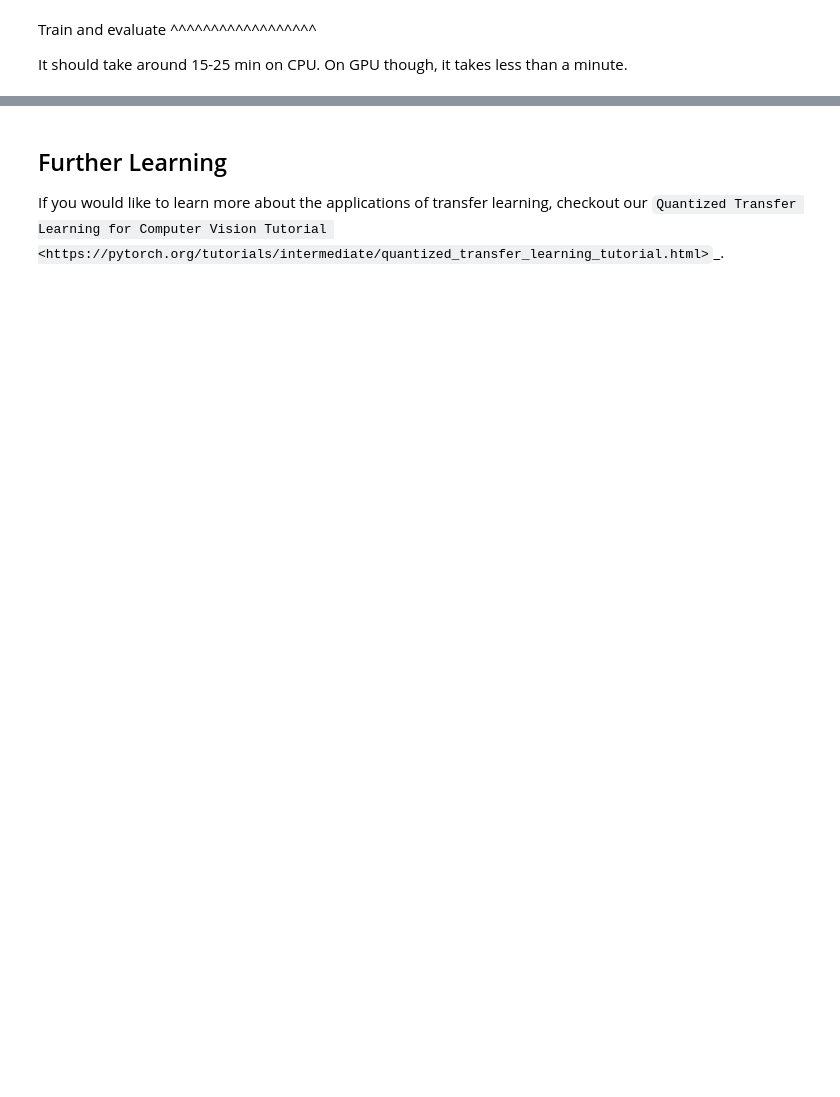
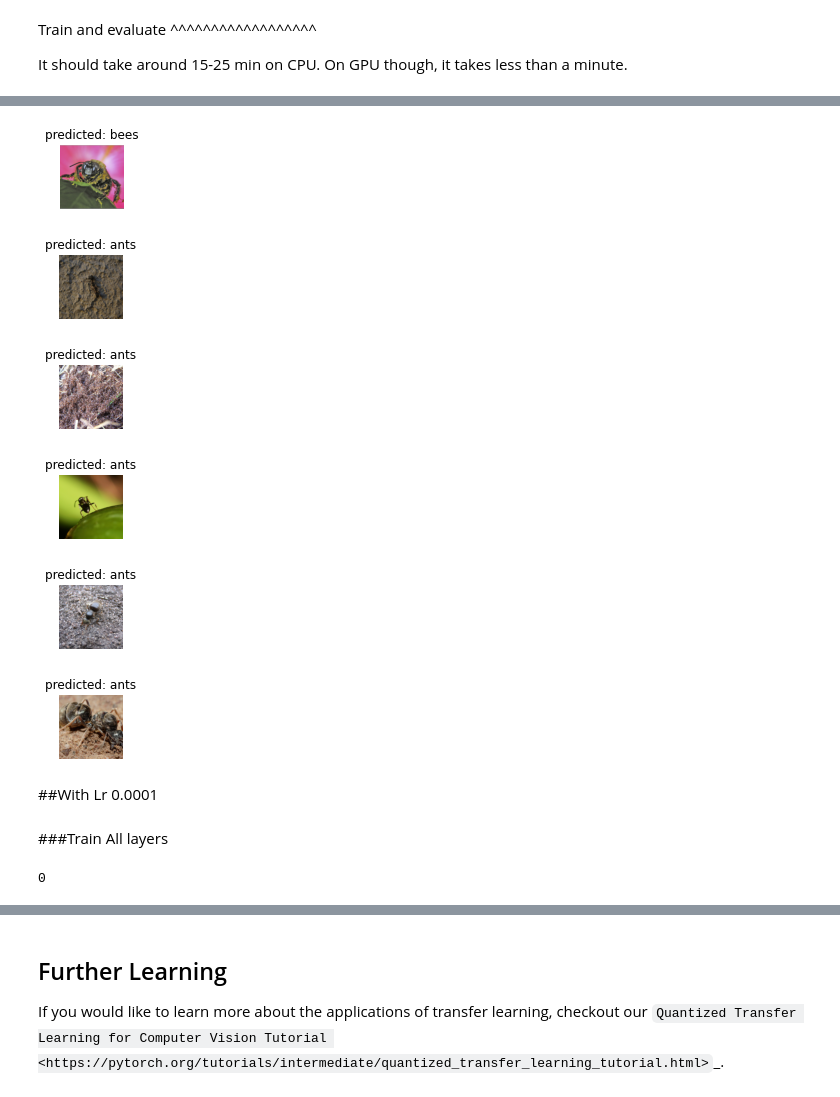
Before and after one commit to dong-tak123/3min_pytorch, a Jupyter notebook: 2021W_Postech_Study/Transfer_Learning.ipynb, the cells around one changed output, grey strips where cells are left out. Cells and saved outputs as stored; diff of their text form; code cells hidden in the pictures; blank space fills up the shorter version.

```diff
--- a/2021W_Postech_Study/Transfer_Learning.ipynb
+++ b/2021W_Postech_Study/Transfer_Learning.ipynb
@@ -316,9 +252,10 @@ You can read more about this in the documentation
 # %%
-model_conv = torchvision.models.resnet18(pretrained=True)
+model_conv = torchvision.models.googlenet(pretrained=True)
+# Freeze all params
 for param in model_conv.parameters():
     param.requires_grad = False
 
-# Parameters of newly constructed modules have requires_grad=True by default
+# 새로 fc layer를 만들면서 requires_grad=True로 지정
 num_ftrs = model_conv.fc.in_features
 model_conv.fc = nn.Linear(num_ftrs, 2)
 
@@ -328,7 +265,7 @@ criterion = nn.CrossEntropyLoss()
 
 # Observe that only parameters of final layer are being optimized as
 # opposed to before.
-optimizer_conv = optim.SGD(model_conv.fc.parameters(), lr=0.001, momentum=0.9)
+optimizer_conv = optim.Adam(model_conv.fc.parameters(), lr=0.001)
 
 # Decay LR by a factor of 0.1 every 7 epochs
 exp_lr_scheduler = lr_scheduler.StepLR(optimizer_conv, step_size=7, gamma=0.1)
@@ -341,0 +283,3 @@ network. However, forward does need to be computed.
+# %%
+model_conv = train_model(model_conv, criterion, optimizer_conv,
+                         exp_lr_scheduler, num_epochs=25)
@@ -341,0 +306,16 @@ network. However, forward does need to be computed.
+# %%
+visualize_model(model_conv)
+
+plt.ioff()
+plt.show()
+# %% [output]
+[figure, added]
+[figure, added]
+[figure, added]
+[figure, added]
+[figure, added]
+[figure, added]
+# %% [markdown]
+##With Lr 0.0001
+# %% [markdown]
+###Train All layers
@@ -341,0 +324,9 @@ network. However, forward does need to be computed.
+# %%
+#Freeze 된 layer 갯수 확인
+Not_learnable = 0
+for layer in model_ft.parameters():
+    if not layer.requires_grad:
+        Not_learnable += 1
+print(Not_learnable)
+# %% [output]
+0
```
Also changed, not shown: parts of 54 cells of this notebook.
